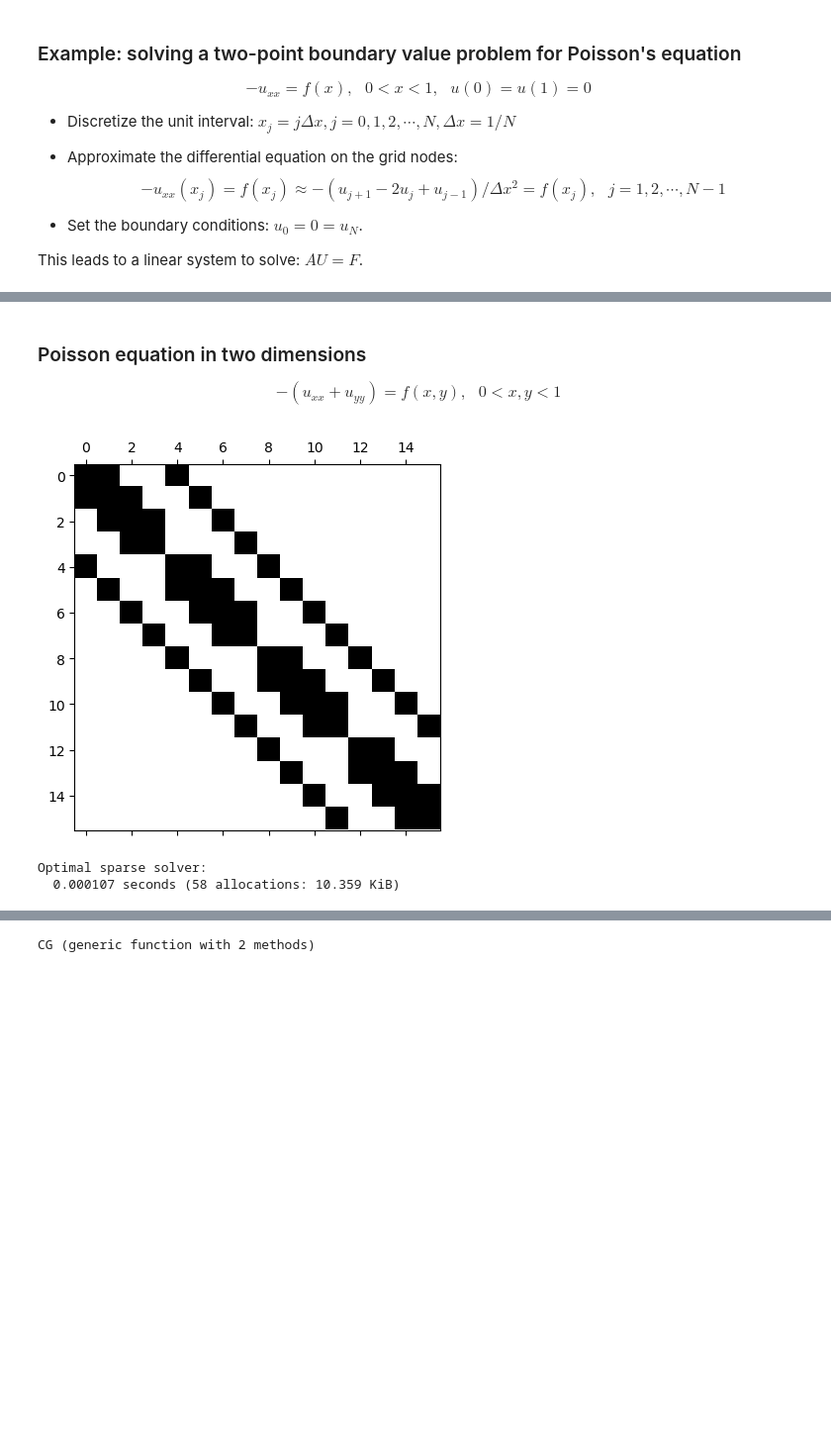
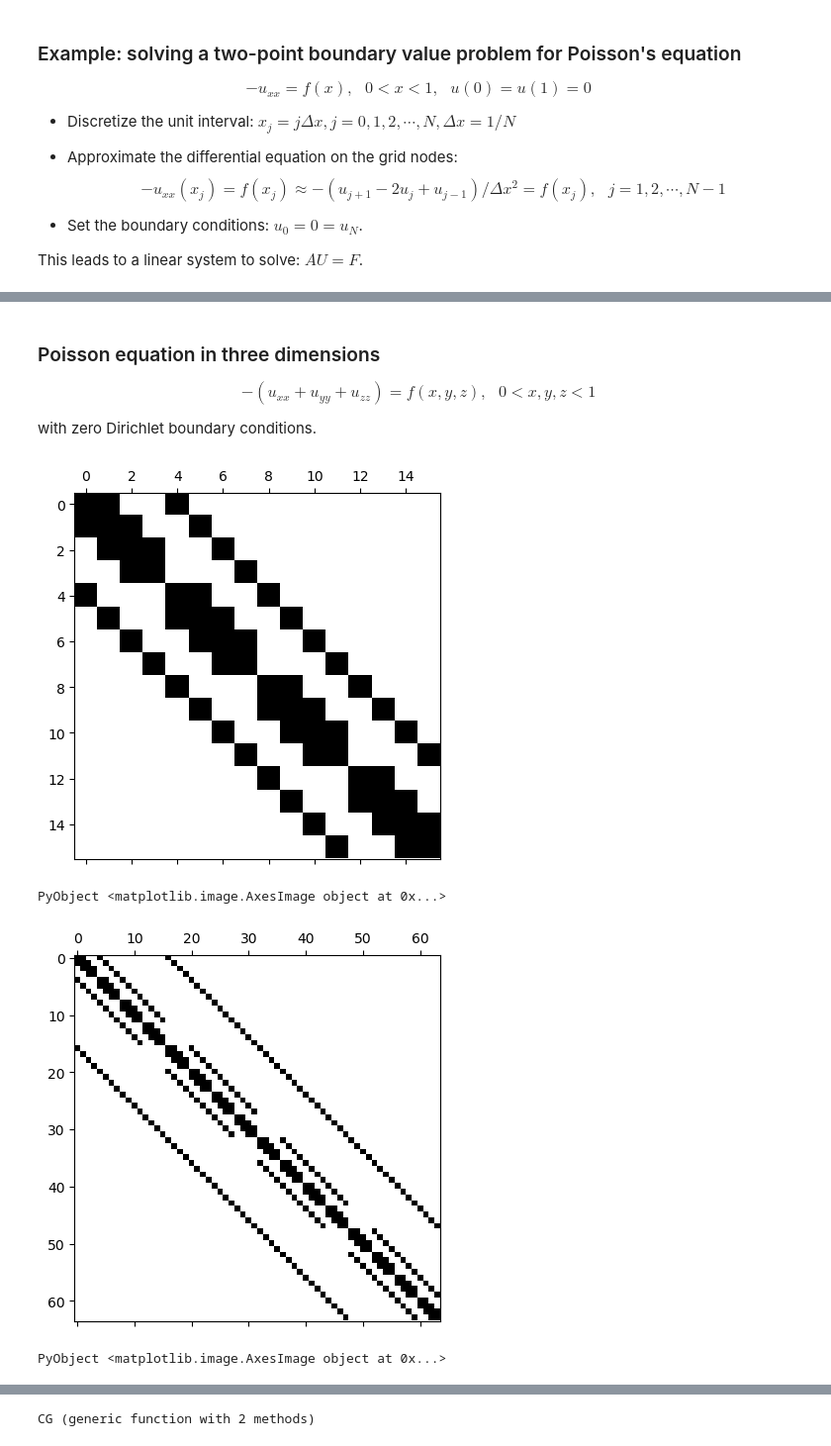
Before and after one commit to yhrtsai/M368K_S2018, a Jupyter notebook: M368K Workbook-Fixed Point algorithms.ipynb, the cells around one changed output, grey strips where cells are left out. Shown: that part at 99% size. Saved outputs shown, nothing was run; the diff lists cells and outputs as text; code cells hidden in the pictures; blank space fills up the shorter version.

```diff
--- a/M368K Workbook-Fixed Point algorithms.ipynb
+++ b/M368K Workbook-Fixed Point algorithms.ipynb
@@ -467,27 +472,33 @@ plot(xgrid[2:end-1], U)
 # %% [markdown]
-### Poisson equation in two dimensions
+### Poisson equation in three dimensions
 
-$$-(u_{xx}+u_{yy})=f(x,y),~~~0<x,y<1$$
+$$-(u_{xx}+u_{yy}+u_{zz})=f(x,y,z),~~~0<x,y,z<1$$
+
+with zero Dirichlet boundary conditions.
 # %%
 N=5
 xgrid=linspace(0,1,N+1)
 Δx=1/N
 
-f=(x,y)-> x.^2+y
-
 #assemling the finite different operator for the left hand side of the PDE
 T=spdiagm( (-ones(N-2), 2.0*ones(N-1),-ones(N-2)), [-1,0,1])
-#T=diagm( ones(N-2), -1) - 2.0*diagm(ones(N-1)) + diagm(ones(N-2),1)
 I=speye(N-1,N-1)
 
-A=kron(I,T)+kron(T,I)
-
-size(A)
+A=kron(T,I)+kron(I,T)
 
 using PyPlot
 spy(A)
 # %% [output]
 [figure]
-Optimal sparse solver:
-  0.000107 seconds (58 allocations: 10.359 KiB)
+PyObject <matplotlib.image.AxesImage object at 0x...>
+# %%
+A=kron(kron(T,I),I)+ kron(I,kron(I,T))+ kron(kron(I,T),I)
+
+size(A)
+
+using PyPlot
+spy(A)
+# %% [output]
+[figure, added]
+PyObject <matplotlib.image.AxesImage object at 0x...>
 # %%
```
Also changed, not shown: parts of 12 cells of this notebook.
